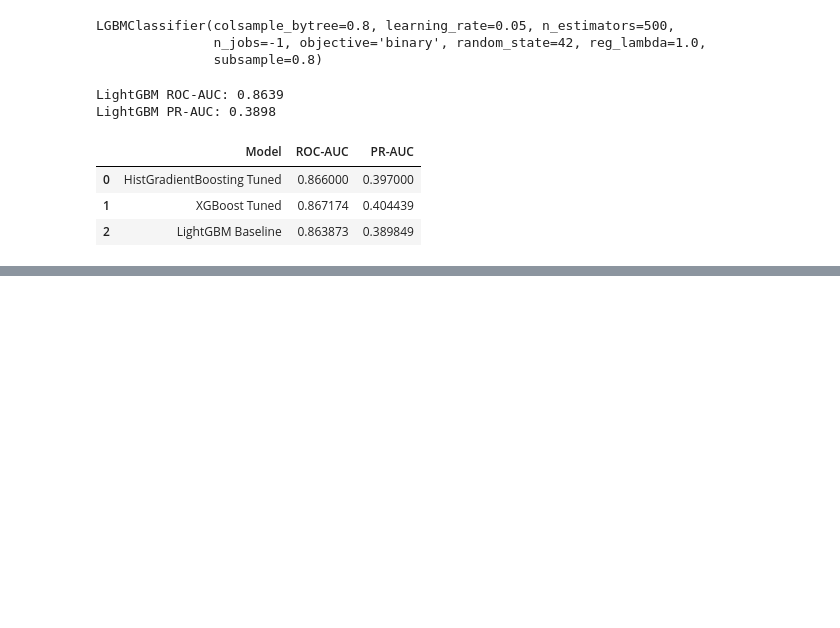
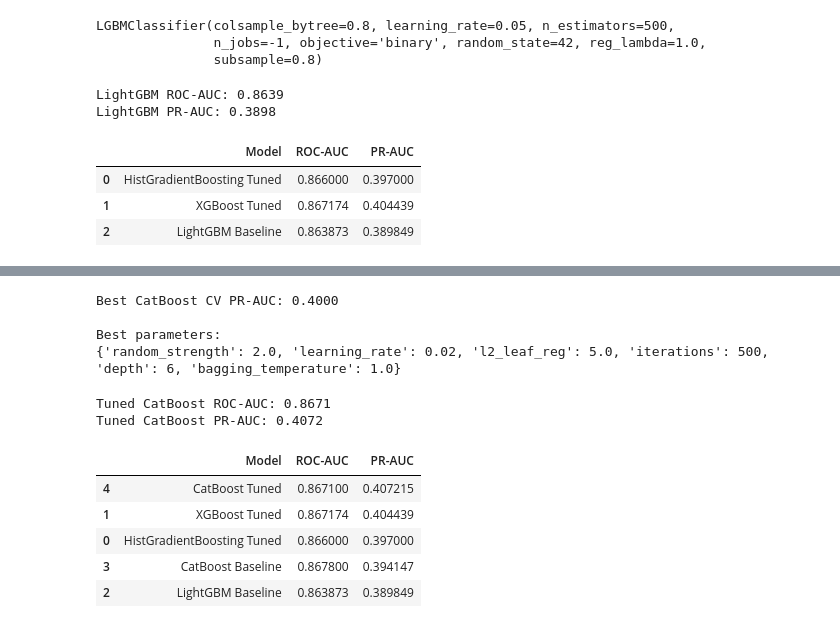
Before and after one commit to Randysman/credit_score, a Jupyter notebook: Modeling(boosting).ipynb, the cells around one changed output, grey strips where cells are left out. Drawn from its saved outputs; the diff is of its cells as text; code cells hidden in the pictures; blank space fills up the shorter version.

Commit message:
completed testing catboost model

```diff
--- a/Modeling(boosting).ipynb
+++ b/Modeling(boosting).ipynb
@@ -484,0 +607,71 @@ boosting_comparison
+# %%
+print(
+    f'Best CatBoost CV PR-AUC: '
+    f'{catboost_random_search.best_score_:.4f}'
+)
+
+print('\nBest parameters:')
+print(catboost_random_search.best_params_)
+# %% [output]
+Best CatBoost CV PR-AUC: 0.4000
+
+Best parameters:
+{'random_strength': 2.0, 'learning_rate': 0.02, 'l2_leaf_reg': 5.0, 'iterations': 500, 'depth': 6, 'bagging_temperature': 1.0}
+# %%
+best_catboost = catboost_random_search.best_estimator_
+# %%
+best_catboost_valid_proba = best_catboost.predict_proba(
+    X_valid[features]
+)[:, 1]
+# %%
+best_catboost_roc_auc = roc_auc_score(
+    y_valid,
+    best_catboost_valid_proba
+)
+
+best_catboost_pr_auc = average_precision_score(
+    y_valid,
+    best_catboost_valid_proba
+)
+
+print(f'Tuned CatBoost ROC-AUC: {best_catboost_roc_auc:.4f}')
+print(f'Tuned CatBoost PR-AUC: {best_catboost_pr_auc:.4f}')
+# %% [output]
+Tuned CatBoost ROC-AUC: 0.8671
+Tuned CatBoost PR-AUC: 0.4072
+# %%
+boosting_comparison = pd.DataFrame({
+    'Model': [
+        'HistGradientBoosting Tuned',
+        'XGBoost Tuned',
+        'LightGBM Baseline',
+        'CatBoost Baseline',
+        'CatBoost Tuned'
+    ],
+    'ROC-AUC': [
+        0.8660,
+        best_xgb_roc_auc,
+        lgbm_roc_auc,
+        catboost_roc_auc,
+        best_catboost_roc_auc
+    ],
+    'PR-AUC': [
+        0.3970,
+        best_xgb_pr_auc,
+        lgbm_pr_auc,
+        catboost_pr_auc,
+        best_catboost_pr_auc
+    ]
+})
+
+boosting_comparison.sort_values(
+    'PR-AUC',
+    ascending=False
+)
+# %% [output]
+|  | Model | ROC-AUC | PR-AUC |
+| 4 | CatBoost Tuned | 0.867100 | 0.407215 |
+| 1 | XGBoost Tuned | 0.867174 | 0.404439 |
+| 0 | HistGradientBoosting Tuned | 0.866000 | 0.397000 |
+| 3 | CatBoost Baseline | 0.867800 | 0.394147 |
+| 2 | LightGBM Baseline | 0.863873 | 0.389849 |
```
Also changed, not shown: parts of 22 cells of this notebook, 1 other file.
